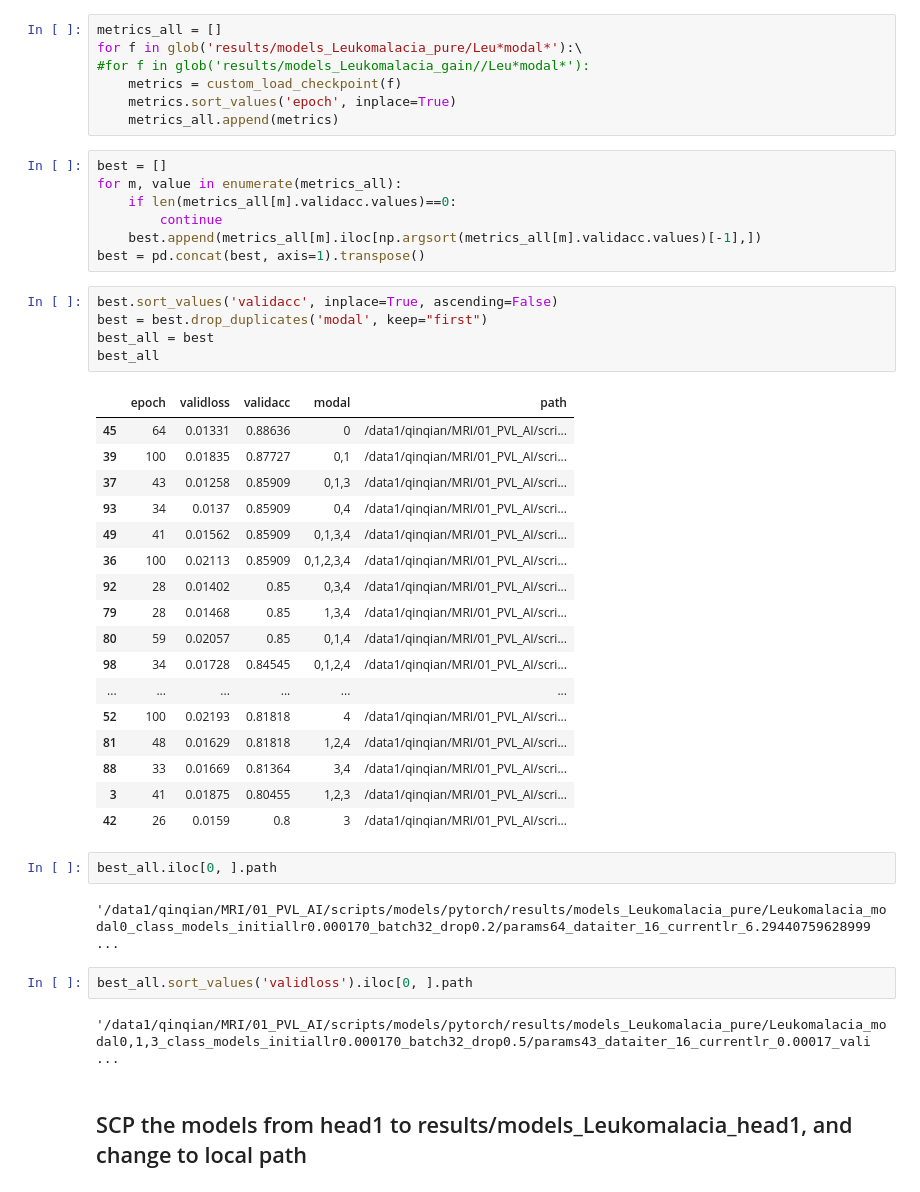
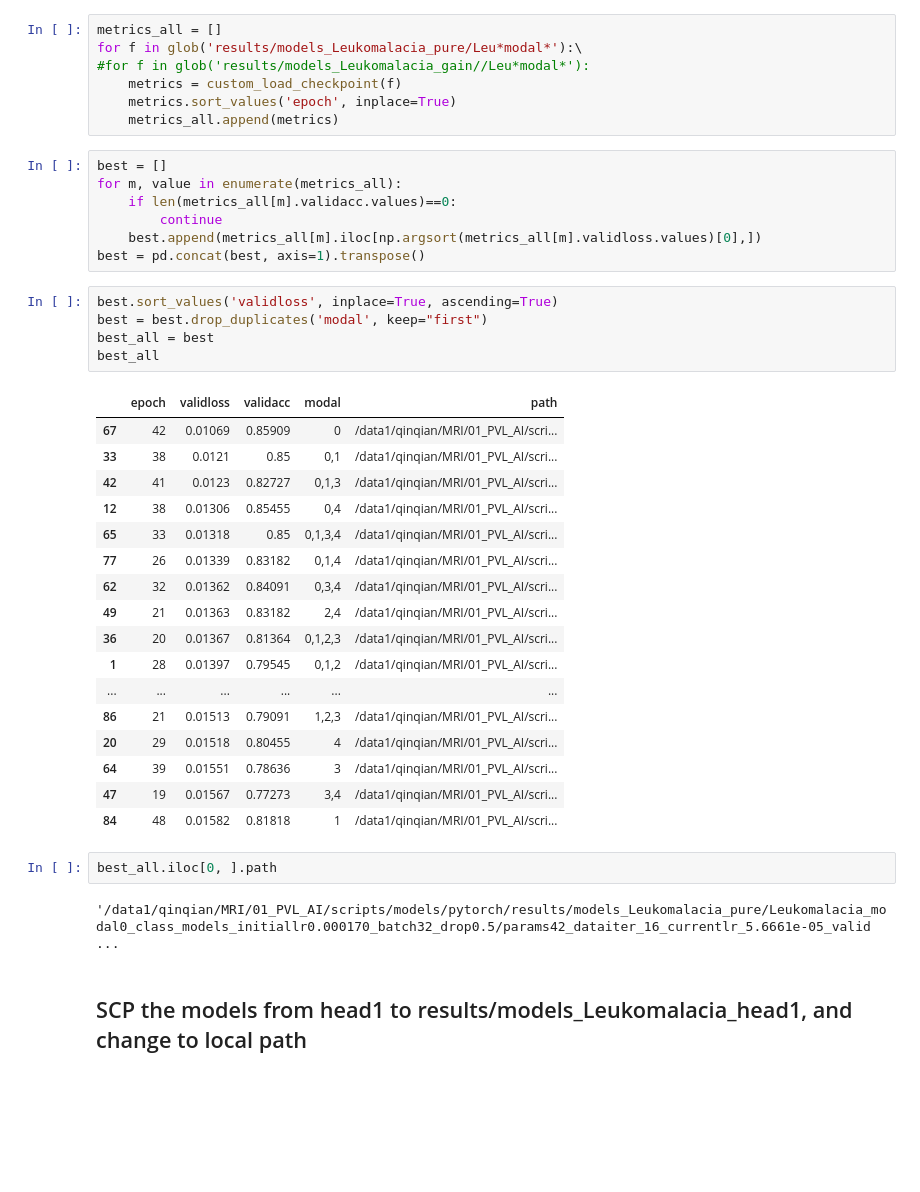
Before and after one commit to qinqian/neonatal_neuroimaging_scratch_codes, a Jupyter notebook: models/pytorch/figure2.ipynb, the cells around one changed output. Cells and saved outputs as stored; diff of their text form; blank space fills up the shorter version.

```diff
--- a/models/pytorch/figure2.ipynb
+++ b/models/pytorch/figure2.ipynb
@@ -77,39 +77,35 @@ best = []
 for m, value in enumerate(metrics_all):
     if len(metrics_all[m].validacc.values)==0:
         continue
-    best.append(metrics_all[m].iloc[np.argsort(metrics_all[m].validacc.values)[-1],])
+    best.append(metrics_all[m].iloc[np.argsort(metrics_all[m].validloss.values)[0],])
 best = pd.concat(best, axis=1).transpose()
 # %%
-best.sort_values('validacc', inplace=True, ascending=False)
+best.sort_values('validloss', inplace=True, ascending=True)
 best = best.drop_duplicates('modal', keep="first")
 best_all = best
 best_all
 # %% [output]
 |  | epoch | validloss | validacc | modal | path |
-| 45 | 64 | 0.01331 | 0.88636 | 0 | /data1/qinqian/MRI/01_PVL_AI/scri... |
-| 39 | 100 | 0.01835 | 0.87727 | 0,1 | /data1/qinqian/MRI/01_PVL_AI/scri... |
-| 37 | 43 | 0.01258 | 0.85909 | 0,1,3 | /data1/qinqian/MRI/01_PVL_AI/scri... |
-| 93 | 34 | 0.0137 | 0.85909 | 0,4 | /data1/qinqian/MRI/01_PVL_AI/scri... |
-| 49 | 41 | 0.01562 | 0.85909 | 0,1,3,4 | /data1/qinqian/MRI/01_PVL_AI/scri... |
-| 36 | 100 | 0.02113 | 0.85909 | 0,1,2,3,4 | /data1/qinqian/MRI/01_PVL_AI/scri... |
-| 92 | 28 | 0.01402 | 0.85 | 0,3,4 | /data1/qinqian/MRI/01_PVL_AI/scri... |
-| 79 | 28 | 0.01468 | 0.85 | 1,3,4 | /data1/qinqian/MRI/01_PVL_AI/scri... |
-| 80 | 59 | 0.02057 | 0.85 | 0,1,4 | /data1/qinqian/MRI/01_PVL_AI/scri... |
-| 98 | 34 | 0.01728 | 0.84545 | 0,1,2,4 | /data1/qinqian/MRI/01_PVL_AI/scri... |
+| 67 | 42 | 0.01069 | 0.85909 | 0 | /data1/qinqian/MRI/01_PVL_AI/scri... |
+| 33 | 38 | 0.0121 | 0.85 | 0,1 | /data1/qinqian/MRI/01_PVL_AI/scri... |
+| 42 | 41 | 0.0123 | 0.82727 | 0,1,3 | /data1/qinqian/MRI/01_PVL_AI/scri... |
+| 12 | 38 | 0.01306 | 0.85455 | 0,4 | /data1/qinqian/MRI/01_PVL_AI/scri... |
+| 65 | 33 | 0.01318 | 0.85 | 0,1,3,4 | /data1/qinqian/MRI/01_PVL_AI/scri... |
+| 77 | 26 | 0.01339 | 0.83182 | 0,1,4 | /data1/qinqian/MRI/01_PVL_AI/scri... |
+| 62 | 32 | 0.01362 | 0.84091 | 0,3,4 | /data1/qinqian/MRI/01_PVL_AI/scri... |
+| 49 | 21 | 0.01363 | 0.83182 | 2,4 | /data1/qinqian/MRI/01_PVL_AI/scri... |
+| 36 | 20 | 0.01367 | 0.81364 | 0,1,2,3 | /data1/qinqian/MRI/01_PVL_AI/scri... |
+| 1 | 28 | 0.01397 | 0.79545 | 0,1,2 | /data1/qinqian/MRI/01_PVL_AI/scri... |
 | ... | ... | ... | ... | ... | ... |
-| 52 | 100 | 0.02193 | 0.81818 | 4 | /data1/qinqian/MRI/01_PVL_AI/scri... |
-| 81 | 48 | 0.01629 | 0.81818 | 1,2,4 | /data1/qinqian/MRI/01_PVL_AI/scri... |
-| 88 | 33 | 0.01669 | 0.81364 | 3,4 | /data1/qinqian/MRI/01_PVL_AI/scri... |
-| 3 | 41 | 0.01875 | 0.80455 | 1,2,3 | /data1/qinqian/MRI/01_PVL_AI/scri... |
-| 42 | 26 | 0.0159 | 0.8 | 3 | /data1/qinqian/MRI/01_PVL_AI/scri... |
+| 86 | 21 | 0.01513 | 0.79091 | 1,2,3 | /data1/qinqian/MRI/01_PVL_AI/scri... |
+| 20 | 29 | 0.01518 | 0.80455 | 4 | /data1/qinqian/MRI/01_PVL_AI/scri... |
+| 64 | 39 | 0.01551 | 0.78636 | 3 | /data1/qinqian/MRI/01_PVL_AI/scri... |
+| 47 | 19 | 0.01567 | 0.77273 | 3,4 | /data1/qinqian/MRI/01_PVL_AI/scri... |
+| 84 | 48 | 0.01582 | 0.81818 | 1 | /data1/qinqian/MRI/01_PVL_AI/scri... |
 # %%
 best_all.iloc[0, ].path
 # %% [output]
-'/data1/qinqian/MRI/01_PVL_AI/scripts/models/pytorch/results/models_Leukomalacia_pure/Leukomalacia_modal0_class_models_initiallr0.000170_batch32_drop0.2/params64_dataiter_16_currentlr_6.29440759628999 ...
+'/data1/qinqian/MRI/01_PVL_AI/scripts/models/pytorch/results/models_Leukomalacia_pure/Leukomalacia_modal0_class_models_initiallr0.000170_batch32_drop0.5/params42_dataiter_16_currentlr_5.6661e-05_valid ...
-# %%
-best_all.sort_values('validloss').iloc[0, ].path
-# %% [output]
-'/data1/qinqian/MRI/01_PVL_AI/scripts/models/pytorch/results/models_Leukomalacia_pure/Leukomalacia_modal0,1,3_class_models_initiallr0.000170_batch32_drop0.5/params43_dataiter_16_currentlr_0.00017_vali ...
 # %% [markdown]
 ## SCP the models from head1 to results/models_Leukomalacia_head1, and change to local path
 # %% [markdown]
```
Also changed, not shown: parts of 11 cells of this notebook, 41 other files.
